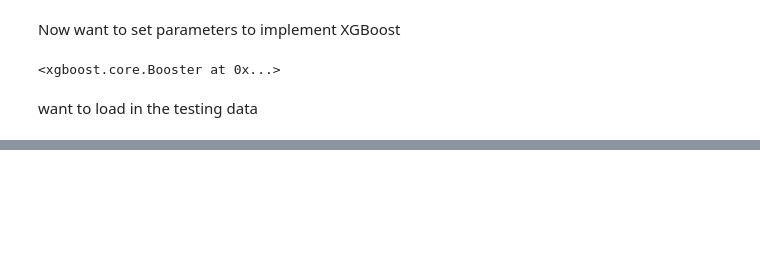
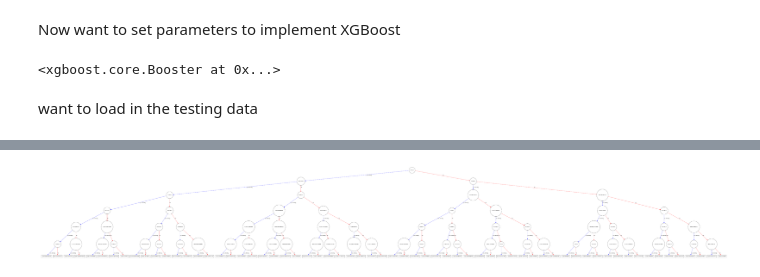
Before and after one commit to sophwats/XGBoost-lambdaMART, a Jupyter notebook: LambdaMART from XGBoost.ipynb, the cells around one changed output, grey strips where cells are left out. Cells and saved outputs as stored; diff of their text form; code cells hidden in the pictures; blank space fills up the shorter version.

```diff
--- a/LambdaMART from XGBoost.ipynb
+++ b/LambdaMART from XGBoost.ipynb
@@ -61,0 +59,6 @@ xgb.plot_tree(bst, num_trees=4)
+# %%
+xgb.plot_tree(bst, num_trees=2)
+fig = matplotlib.pyplot.gcf()
+fig.set_size_inches(150, 100)
+# %% [output]
+[figure, added]
```
Also changed, not shown: parts of 10 cells of this notebook.
